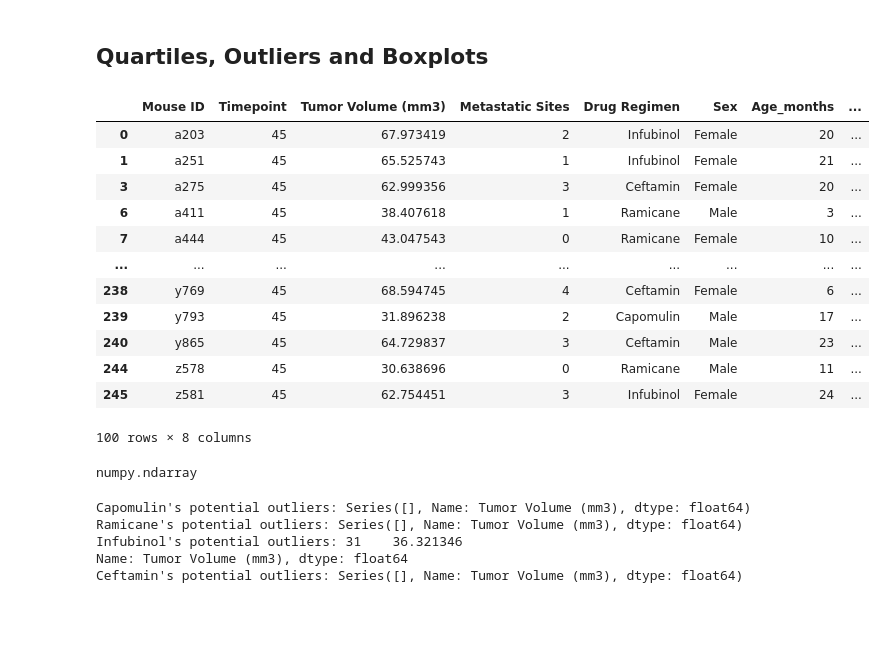
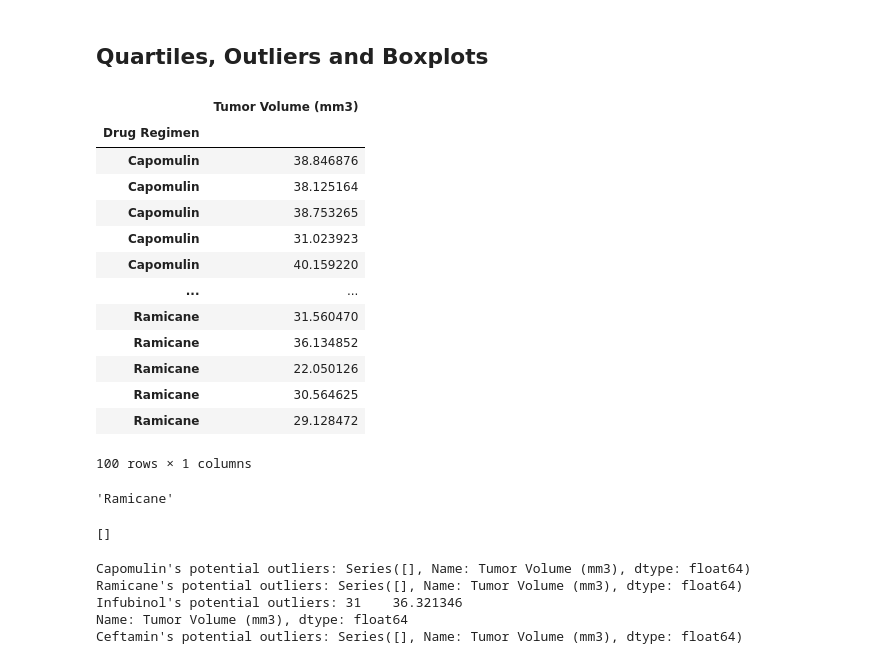
Before and after one commit to RJBarker/data_visual-challenge, a Jupyter notebook: Pymaceuticals/pymaceuticals.ipynb, the cells around one changed output. Drawn from its saved outputs; the diff is of its cells as text; code cells hidden in the pictures; blank space fills up the shorter version.

```diff
--- a/Pymaceuticals/pymaceuticals.ipynb
+++ b/Pymaceuticals/pymaceuticals.ipynb
@@ -252,35 +253,50 @@ plt.show()
 # %%
 # Calculate the final tumor volume of each mouse across four of the treatment regimens:
 # Capomulin, Ramicane, Infubinol, and Ceftamin
 
 # Start by getting the last (greatest) timepoint for each mouse
 max_timepoint = cleaned_df.groupby("Mouse ID")[["Timepoint"]].max()
 max_timepoint
 
 # Merge this group df with the original DataFrame to get the tumor volume at the last timepoint
 max_merge_df = pd.merge(max_timepoint, cleaned_df, on=["Mouse ID", "Timepoint"])
+
 max_merge_df = max_merge_df.loc[(max_merge_df["Drug Regimen"] == "Capomulin") | \
                                 (max_merge_df["Drug Regimen"] == "Ramicane") | \
                                 (max_merge_df["Drug Regimen"] == "Infubinol") | \
-                                (max_merge_df["Drug Regimen"] == "Ceftamin"), :]
+                                (max_merge_df["Drug Regimen"] == "Ceftamin"), ["Drug Regimen","Tumor Volume (mm3)"]].sort_values("Drug Regimen").set_index("Drug Regimen")
 max_merge_df
 # %% [output]
-|  | Mouse ID | Timepoint | Tumor Volume (mm3) | Metastatic Sites | Drug Regimen | Sex | Age_months | ... |
-| 0 | a203 | 45 | 67.973419 | 2 | Infubinol | Female | 20 | ... |
-| 1 | a251 | 45 | 65.525743 | 1 | Infubinol | Female | 21 | ... |
-| 3 | a275 | 45 | 62.999356 | 3 | Ceftamin | Female | 20 | ... |
-| 6 | a411 | 45 | 38.407618 | 1 | Ramicane | Male | 3 | ... |
-| 7 | a444 | 45 | 43.047543 | 0 | Ramicane | Female | 10 | ... |
-| ... | ... | ... | ... | ... | ... | ... | ... | ... |
-| 238 | y769 | 45 | 68.594745 | 4 | Ceftamin | Female | 6 | ... |
-| 239 | y793 | 45 | 31.896238 | 2 | Capomulin | Male | 17 | ... |
-| 240 | y865 | 45 | 64.729837 | 3 | Ceftamin | Male | 23 | ... |
-| 244 | z578 | 45 | 30.638696 | 0 | Ramicane | Male | 11 | ... |
-| 245 | z581 | 45 | 62.754451 | 3 | Infubinol | Female | 24 | ... |
+|  | Tumor Volume (mm3) |
+| Drug Regimen |  |
+| Capomulin | 38.846876 |
+| Capomulin | 38.125164 |
+| Capomulin | 38.753265 |
+| Capomulin | 31.023923 |
+| Capomulin | 40.159220 |
+| ... | ... |
+| Ramicane | 31.560470 |
+| Ramicane | 36.134852 |
+| Ramicane | 22.050126 |
+| Ramicane | 30.564625 |
+| Ramicane | 29.128472 |
-100 rows × 8 columns
+100 rows × 1 columns
 # %%
-treatments = max_merge_df["Drug Regimen"].unique()
-treatments)
+treatments = list(max_merge_df.index.unique())
+treatments[3]
 # %% [output]
-numpy.ndarray
+'Ramicane'
+# %%
+tumor_vol = []
+
+for drug, vol in max_merge_df.items():
+    if drug == treatments[0]:
+        tumor_vol[0].append(vol)
+    elif drug == treatments[1]:
+        tumor_vol[1].append(vol)
+    elif drug == treatments[2]:
+        tumor_vol[2].append(vol)
+tumor_vol
+# %% [output]
+[]
 # %%
```
Also changed, not shown: parts of 8 cells of this notebook.
